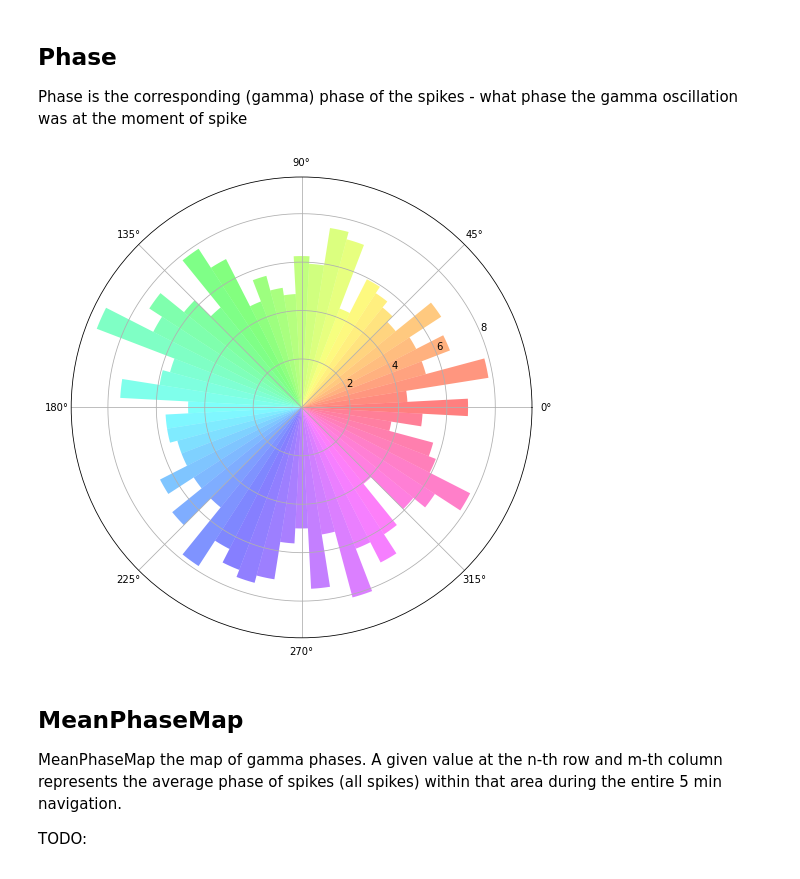
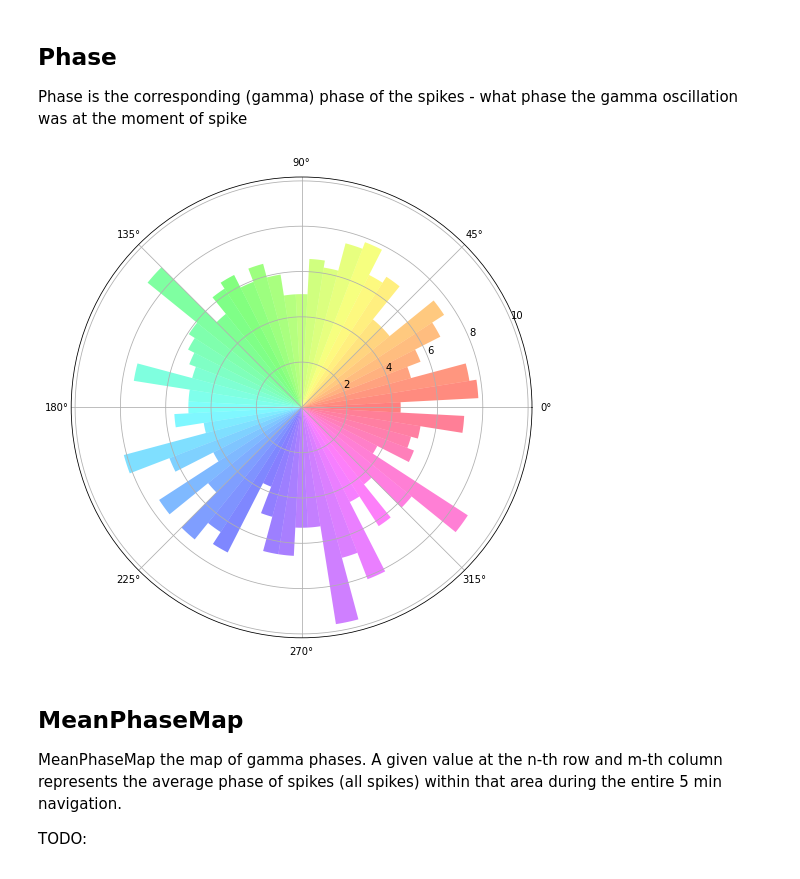
Before and after one commit to DanielHHowell/Grid-Cell, a Jupyter notebook: Grid Cell Phase Main.ipynb, the cells around one changed output. Saved outputs shown, nothing was run; the diff lists cells and outputs as text; code cells hidden in the pictures.

```diff
--- a/Grid Cell Phase Main.ipynb
+++ b/Grid Cell Phase Main.ipynb
@@ -60,32 +62,32 @@ spkT.shape
 
 Phase is the corresponding (gamma) phase of the spikes - what phase the gamma oscillation was at the moment of spike
 # %%
-#phase = np.loadtxt(dir+'Phase.csv',delimiter=',')
-phase = np.random.rand(spkT.size)*6.28
+phase = np.loadtxt(dir+'Phase.csv',delimiter=',')
+#phase = np.random.rand(spkT.size)*6.28
 scaled_phase = phase-3.14
 
 phase_degrees = np.degrees(phase)
 sorted_phase = np.sort(phase_degrees)
 
 
 #Radial histogram of phase distribution
 fig = plt.figure(figsize=(8,8))
 ax = fig.add_axes([0.1, 0.1, 0.8, 0.8], polar=True)
 theta = np.radians(np.arange(0,366,6))
 
 inds = [np.where(sorted_phase<i)[0][-1] for i in np.arange(6,366,6)] #vectorize operation?
 b = np.split(sorted_phase,inds)
 radii = np.array([i.size/3.2 for i in b])
 
 width = np.radians(360/60)
 bars = ax.bar(theta, radii, width=width, bottom=0.0)
 for theta, bar in zip(theta, bars):
     bar.set_facecolor(plt.cm.hsv(theta/6.28))
     bar.set_alpha(0.5)
 
 plt.show()
 # %% [output]
-[figure, old version]
+[figure, new version]
 # %% [markdown]
 ## MeanPhaseMap
 
```
Also changed, not shown: parts of 24 cells of this notebook, 3 other files.
